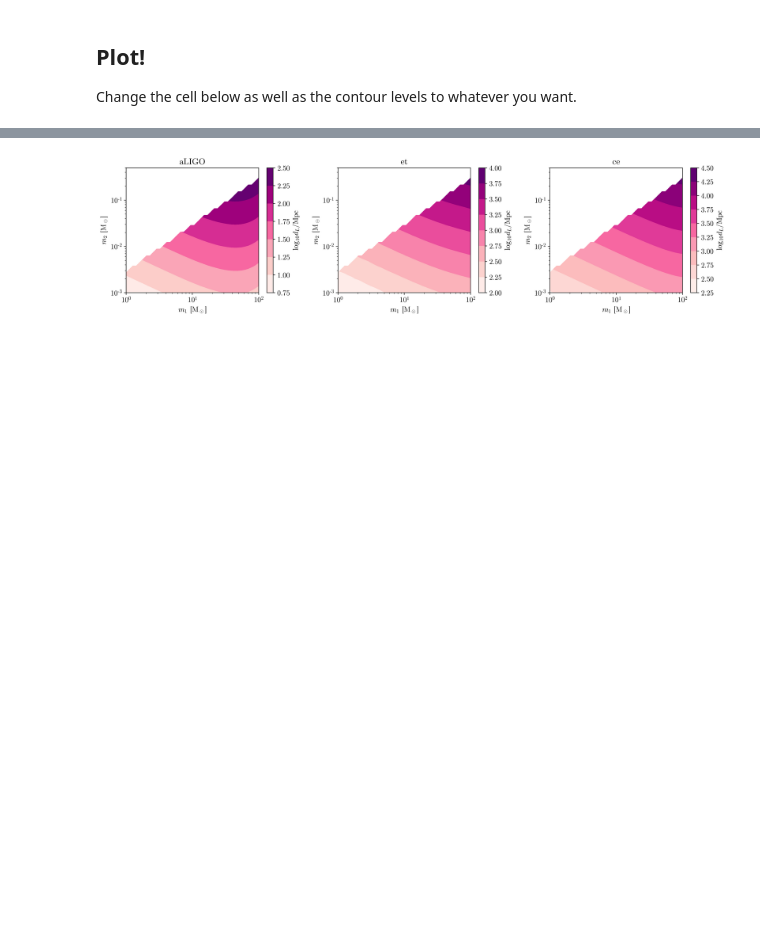
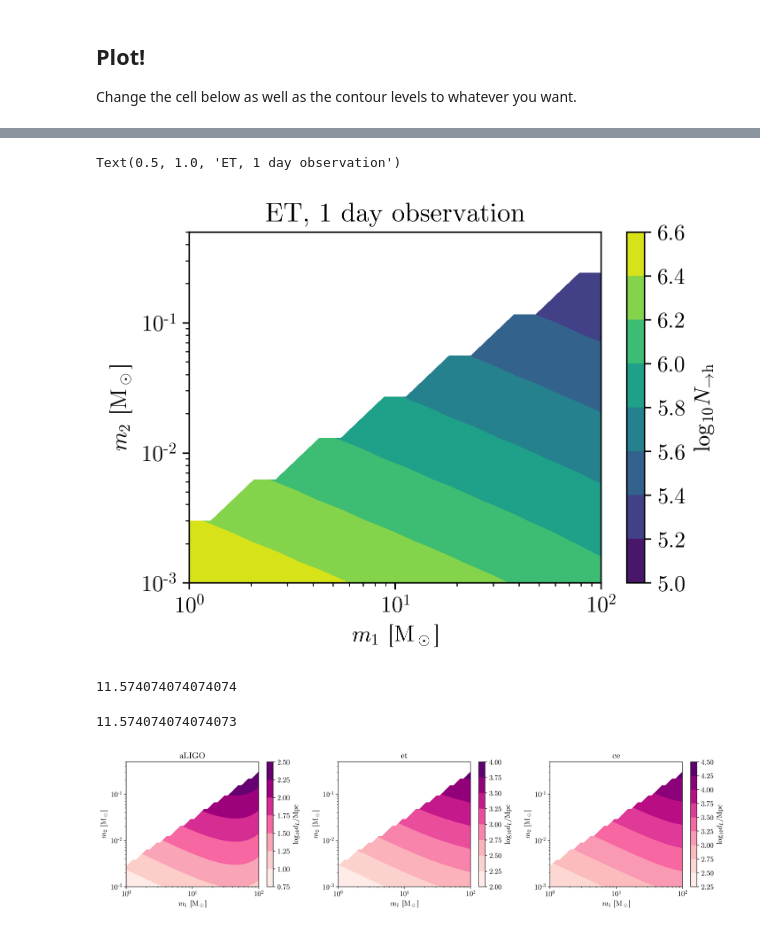
Before and after one commit to adam-coogan/pydd, a Jupyter notebook: notebooks/earth-based.ipynb, the cells around one changed output, grey strips where cells are left out. Saved outputs shown, nothing was run; the diff lists cells and outputs as text; code cells hidden in the pictures; blank space fills up the shorter version.

```diff
--- a/notebooks/earth-based.ipynb
+++ b/notebooks/earth-based.ipynb
@@ -293,3 +317,24 @@ WARNING:matplotlib.backends.backend_pdf:'cmunrm.otf' can not be subsetted into a
+# %%
+cs = plt.contourf(m_1_g / MSUN, m_2_g / MSUN, jnp.log10(results["N_to_h"]))
+plt.colorbar(cs, label=r"$\log_{10} N_{\to \mathrm{h}}$")
+plt.xscale("log")
+plt.yscale("log")
+plt.xlabel(r"$m_1$ [M$_\odot$]")
+plt.ylabel(r"$m_2$ [M$_\odot$]")
+
+fig.tight_layout()
+plt.title("ET, 1 day observation")
+# %% [output]
+Text(0.5, 1.0, 'ET, 1 day observation')
+[figure, added]
+# %%
+1e6 / DAY
+# %% [output]
+11.574074074074074
+# %%
+DAY / 1e6
+# %% [output]
+11.574074074074073
 # %%
 # Distances at which systems are detectable
 fig, axs = plt.subplots(1, 3, figsize=(15, 4))
```
Also changed, not shown: parts of 12 cells of this notebook, 41 other files.
